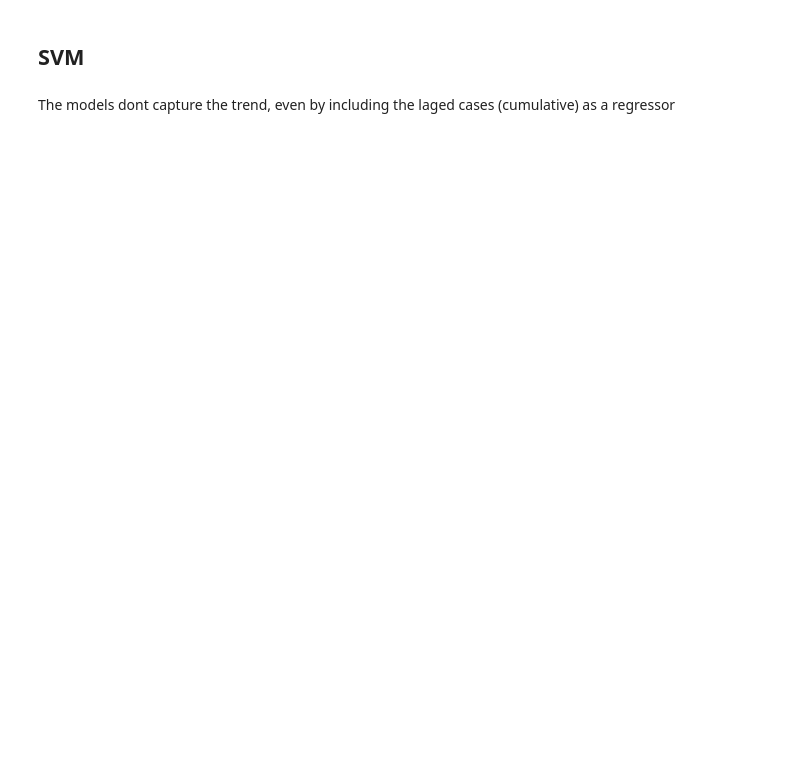
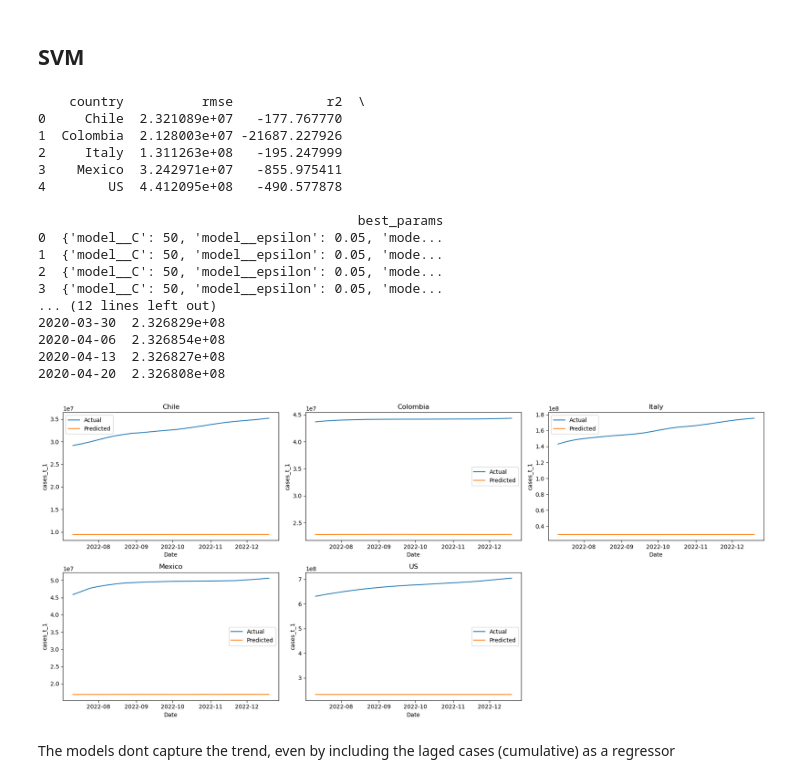
Before and after one commit to danielgvb/thesis, a Jupyter notebook: modelling/09.2_Multivariate_covid_clean.ipynb, the cells around one changed output. Saved outputs shown, nothing was run; the diff lists cells and outputs as text; code cells hidden in the pictures; blank space fills up the shorter version.

```diff
--- a/modelling/09.2_Multivariate_covid_clean.ipynb
+++ b/modelling/09.2_Multivariate_covid_clean.ipynb
@@ -965,7 +1006,7 @@ for country, df_c in df.groupby('country'):
     svr_pipe = Pipeline(
         steps=[
             ("scaler", StandardScaler()),
-            ("model",  SVR(kernel="rbf"))
+            ("model",  SVR(kernel="linear"))
         ]
     )
 
@@ -1025,33 +1066,52 @@ print(metrics_df)
 # -------------------------------------------------------------
 # 4.  Wide DataFrame of fitted values
 # -------------------------------------------------------------
 fitted_df = (
     pd.concat(fit_records)
       .pivot(index='date', columns='country', values='fitted')
       .sort_index()
 )
 print(fitted_df.head())
 
 # -------------------------------------------------------------
 # 5.  Actual vs. Predicted plots
 # -------------------------------------------------------------
 fig, axes = plt.subplots(2, 3, figsize=(18, 8), sharex=False, sharey=False)
 axes = axes.flatten()
 
 for idx, payload in enumerate(plot_payload):
     ax = axes[idx]
     ax.plot(payload["date"], payload["y_true"], label="Actual")
     ax.plot(payload["date"], payload["y_pred"], label="Predicted")
     ax.set_title(payload["country"])
     ax.set_xlabel("Date")
     ax.set_ylabel("cases_t_1")
     ax.legend()
 
 for j in range(len(plot_payload), len(axes)):
     axes[j].axis("off")
 
 fig.tight_layout()
 plt.show()
+# %% [output]
+    country          rmse            r2  \
+0     Chile  2.321089e+07   -177.767770
+1  Colombia  2.128003e+07 -21687.227926
+2     Italy  1.311263e+08   -195.247999
+3    Mexico  3.242971e+07   -855.975411
+4        US  4.412095e+08   -490.577878
+
+                                         best_params
+0  {'model__C': 50, 'model__epsilon': 0.05, 'mode...
+1  {'model__C': 50, 'model__epsilon': 0.05, 'mode...
+2  {'model__C': 50, 'model__epsilon': 0.05, 'mode...
+3  {'model__C': 50, 'model__epsilon': 0.05, 'mode...
+... (12 lines left out)
+2020-03-30  2.326829e+08
+2020-04-06  2.326854e+08
+2020-04-13  2.326827e+08
+2020-04-20  2.326808e+08
+[figure, added]
 # %%
 fitted_df.to_csv('../results/SVM_covid.csv', index = True)
 # %% [markdown]
```
Also changed, not shown: parts of 2 cells of this notebook, 8 other files.
